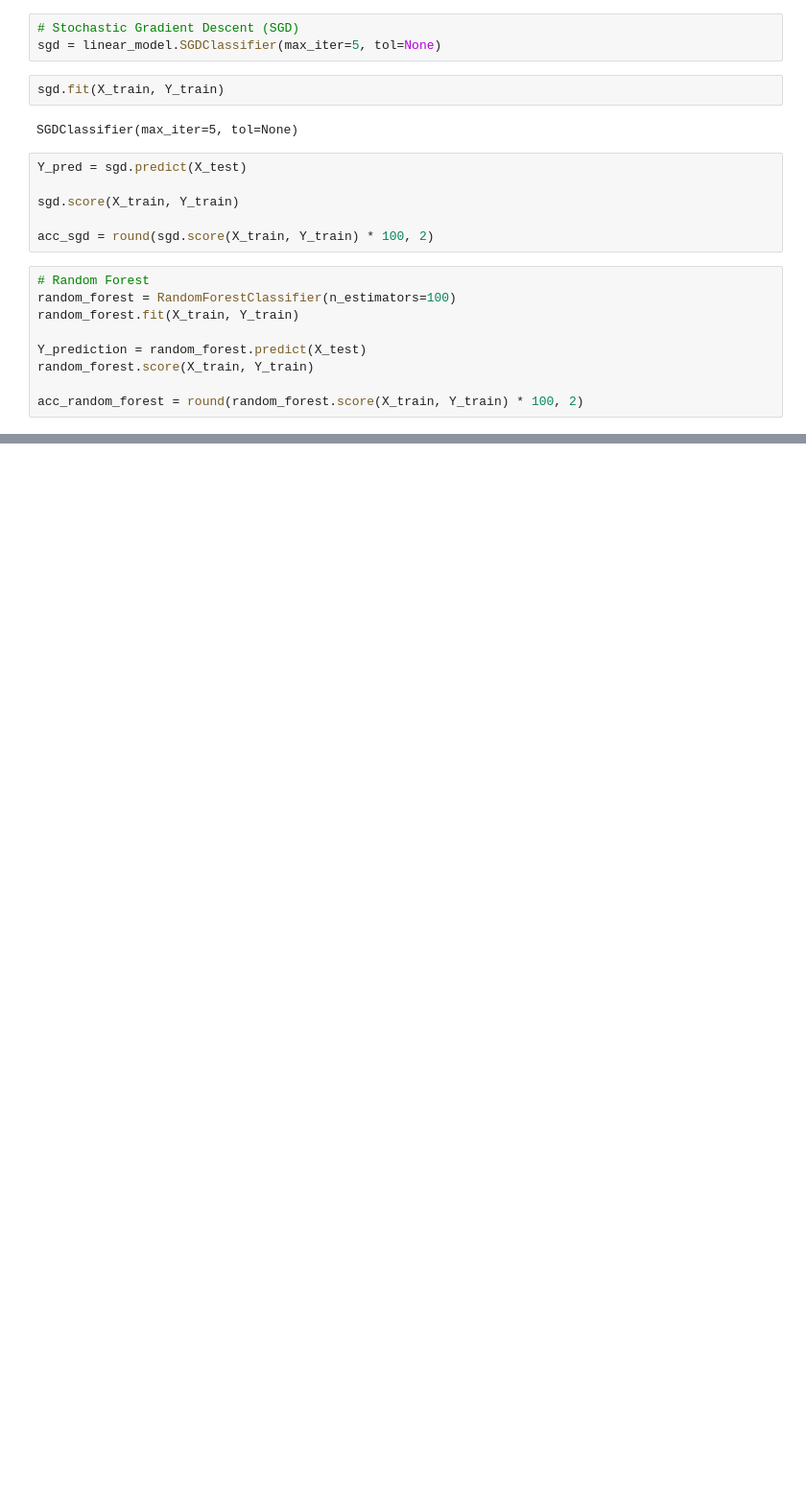
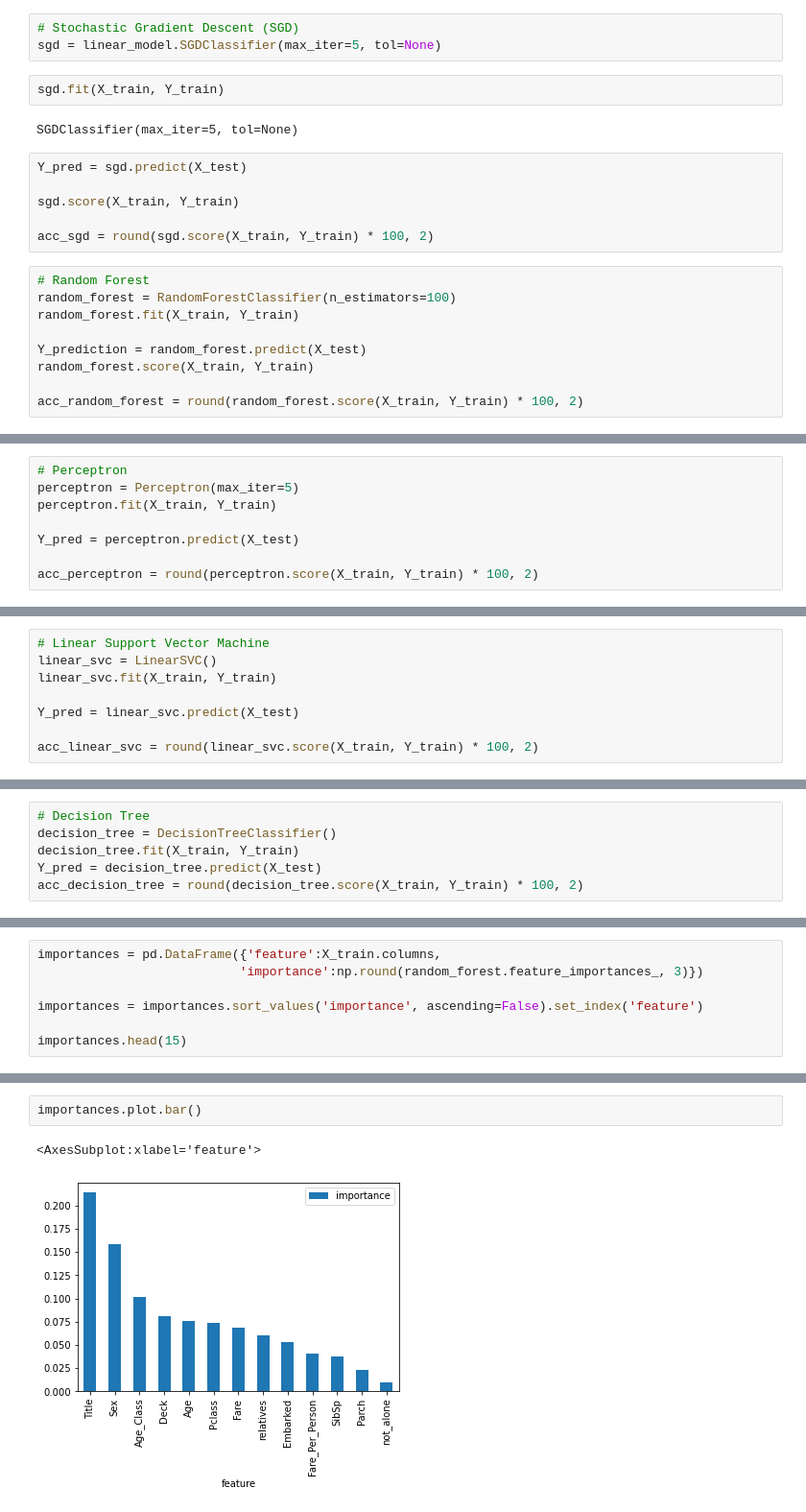
Before and after one commit to limbo1996/learn_python, a Jupyter notebook: Untitled Folder/Titanic.ipynb, the cells around one changed output, grey strips where cells are left out. Shown at 96% size. Drawn from its saved outputs; the diff is of its cells as text; blank space fills up the shorter version.

```diff
--- a/Untitled Folder/Titanic.ipynb
+++ b/Untitled Folder/Titanic.ipynb
@@ -489,0 +545,8 @@ acc_random_forest = round(random_forest.score(X_train, Y_train) * 100, 2)
+# %%
+# Perceptron
+perceptron = Perceptron(max_iter=5)
+perceptron.fit(X_train, Y_train)
+
+Y_pred = perceptron.predict(X_test)
+
+acc_perceptron = round(perceptron.score(X_train, Y_train) * 100, 2)
@@ -489,0 +557,8 @@ acc_random_forest = round(random_forest.score(X_train, Y_train) * 100, 2)
+# %%
+# Linear Support Vector Machine
+linear_svc = LinearSVC()
+linear_svc.fit(X_train, Y_train)
+
+Y_pred = linear_svc.predict(X_test)
+
+acc_linear_svc = round(linear_svc.score(X_train, Y_train) * 100, 2)
@@ -489,0 +569,6 @@ acc_random_forest = round(random_forest.score(X_train, Y_train) * 100, 2)
+# %%
+# Decision Tree
+decision_tree = DecisionTreeClassifier()
+decision_tree.fit(X_train, Y_train)
+Y_pred = decision_tree.predict(X_test)
+acc_decision_tree = round(decision_tree.score(X_train, Y_train) * 100, 2)
@@ -489,0 +619,7 @@ acc_random_forest = round(random_forest.score(X_train, Y_train) * 100, 2)
+# %%
+importances = pd.DataFrame({'feature':X_train.columns,
+                           'importance':np.round(random_forest.feature_importances_, 3)})
+
+importances = importances.sort_values('importance', ascending=False).set_index('feature')
+
+importances.head(15)
@@ -489,0 +642,5 @@ acc_random_forest = round(random_forest.score(X_train, Y_train) * 100, 2)
+# %%
+importances.plot.bar()
+# %% [output]
+<AxesSubplot:xlabel='feature'>
+[figure, added]
```
Also changed, not shown: parts of 29 cells of this notebook.
